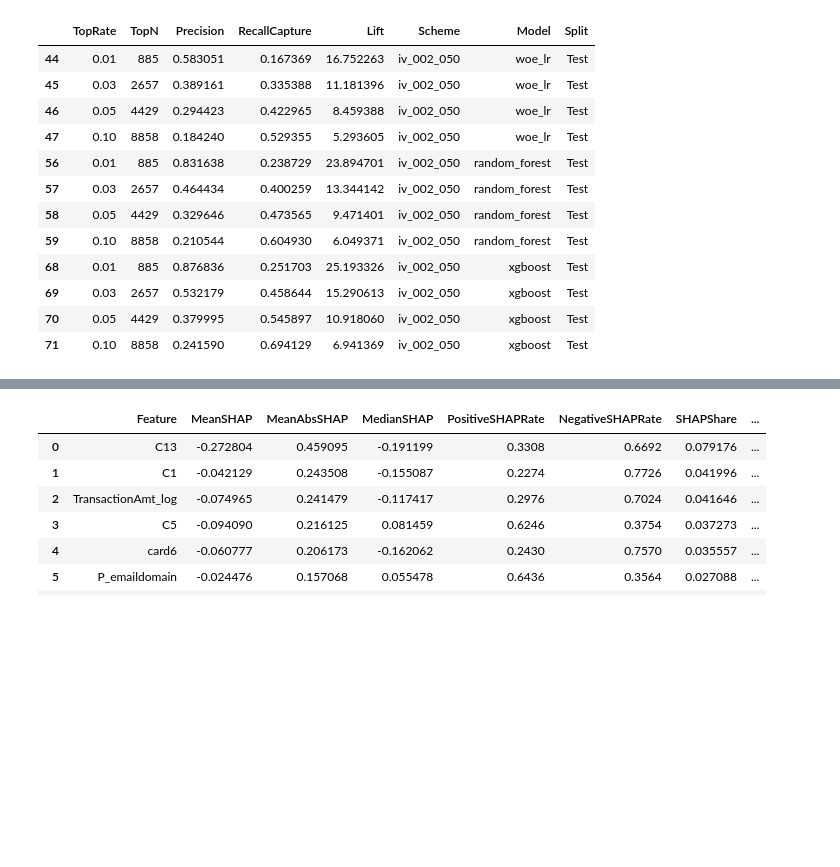
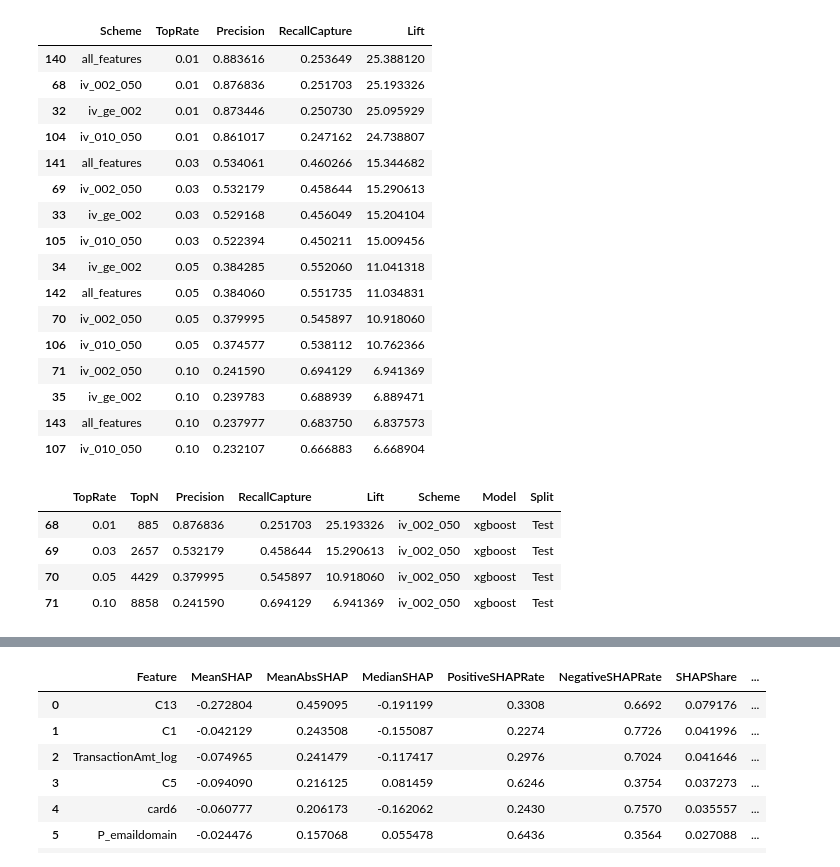
Before and after one commit to Zhanglm111/ieee-fraud-project, a Jupyter notebook: notebooks/04_model_interpretation.ipynb, the cells around one changed output, grey strips where cells are left out. Cells and saved outputs as stored; diff of their text form; code cells hidden in the pictures; blank space fills up the shorter version.

```diff
--- a/notebooks/04_model_interpretation.ipynb
+++ b/notebooks/04_model_interpretation.ipynb
@@ -36,21 +69,41 @@ else:
 # %%
 topk_path = outputs / "tables/all_topk_train_valid_test_with_lift.csv"
 if topk_path.exists():
     topk = pd.read_csv(topk_path)
-    display(topk[(topk["Scheme"] == experiment) & (topk["Split"] == "Test")])
+    xgb_test_topk = topk[
+        (topk["Model"] == "xgboost")
+        & (topk["Split"] == "Test")
+    ][["Scheme", "TopRate", "Precision", "RecallCapture", "Lift"]].copy()
+    display(xgb_test_topk.sort_values(["TopRate", "RecallCapture"], ascending=[True, False]))
+
+    main_topk = topk[
+        (topk["Scheme"] == experiment)
+        & (topk["Model"] == "xgboost")
+        & (topk["Split"] == "Test")
+    ].copy()
+    display(main_topk)
 else:
     print("No TopK table found. Run scripts/train.py first.")
 # %% [output]
-|  | TopRate | TopN | Precision | RecallCapture | Lift | Scheme | Model | Split |
-| 44 | 0.01 | 885 | 0.583051 | 0.167369 | 16.752263 | iv_002_050 | woe_lr | Test |
-| 45 | 0.03 | 2657 | 0.389161 | 0.335388 | 11.181396 | iv_002_050 | woe_lr | Test |
-| 46 | 0.05 | 4429 | 0.294423 | 0.422965 | 8.459388 | iv_002_050 | woe_lr | Test |
-| 47 | 0.10 | 8858 | 0.184240 | 0.529355 | 5.293605 | iv_002_050 | woe_lr | Test |
-| 56 | 0.01 | 885 | 0.831638 | 0.238729 | 23.894701 | iv_002_050 | random_forest | Test |
-| 57 | 0.03 | 2657 | 0.464434 | 0.400259 | 13.344142 | iv_002_050 | random_forest | Test |
-| 58 | 0.05 | 4429 | 0.329646 | 0.473565 | 9.471401 | iv_002_050 | random_forest | Test |
-| 59 | 0.10 | 8858 | 0.210544 | 0.604930 | 6.049371 | iv_002_050 | random_forest | Test |
-| 68 | 0.01 | 885 | 0.876836 | 0.251703 | 25.193326 | iv_002_050 | xgboost | Test |
-| 69 | 0.03 | 2657 | 0.532179 | 0.458644 | 15.290613 | iv_002_050 | xgboost | Test |
-| 70 | 0.05 | 4429 | 0.379995 | 0.545897 | 10.918060 | iv_002_050 | xgboost | Test |
-| 71 | 0.10 | 8858 | 0.241590 | 0.694129 | 6.941369 | iv_002_050 | xgboost | Test |
+|  | Scheme | TopRate | Precision | RecallCapture | Lift |
+| 140 | all_features | 0.01 | 0.883616 | 0.253649 | 25.388120 |
+| 68 | iv_002_050 | 0.01 | 0.876836 | 0.251703 | 25.193326 |
+| 32 | iv_ge_002 | 0.01 | 0.873446 | 0.250730 | 25.095929 |
+| 104 | iv_010_050 | 0.01 | 0.861017 | 0.247162 | 24.738807 |
+| 141 | all_features | 0.03 | 0.534061 | 0.460266 | 15.344682 |
+| 69 | iv_002_050 | 0.03 | 0.532179 | 0.458644 | 15.290613 |
+| 33 | iv_ge_002 | 0.03 | 0.529168 | 0.456049 | 15.204104 |
+| 105 | iv_010_050 | 0.03 | 0.522394 | 0.450211 | 15.009456 |
+| 34 | iv_ge_002 | 0.05 | 0.384285 | 0.552060 | 11.041318 |
+| 142 | all_features | 0.05 | 0.384060 | 0.551735 | 11.034831 |
+| 70 | iv_002_050 | 0.05 | 0.379995 | 0.545897 | 10.918060 |
+| 106 | iv_010_050 | 0.05 | 0.374577 | 0.538112 | 10.762366 |
+| 71 | iv_002_050 | 0.10 | 0.241590 | 0.694129 | 6.941369 |
+| 35 | iv_ge_002 | 0.10 | 0.239783 | 0.688939 | 6.889471 |
+| 143 | all_features | 0.10 | 0.237977 | 0.683750 | 6.837573 |
+| 107 | iv_010_050 | 0.10 | 0.232107 | 0.666883 | 6.668904 |
+|  | TopRate | TopN | Precision | RecallCapture | Lift | Scheme | Model | Split |
+| 68 | 0.01 | 885 | 0.876836 | 0.251703 | 25.193326 | iv_002_050 | xgboost | Test |
+| 69 | 0.03 | 2657 | 0.532179 | 0.458644 | 15.290613 | iv_002_050 | xgboost | Test |
+| 70 | 0.05 | 4429 | 0.379995 | 0.545897 | 10.918060 | iv_002_050 | xgboost | Test |
+| 71 | 0.10 | 8858 | 0.241590 | 0.694129 | 6.941369 | iv_002_050 | xgboost | Test |
```
Also changed, not shown: parts of 10 cells of this notebook, 8 other files.
